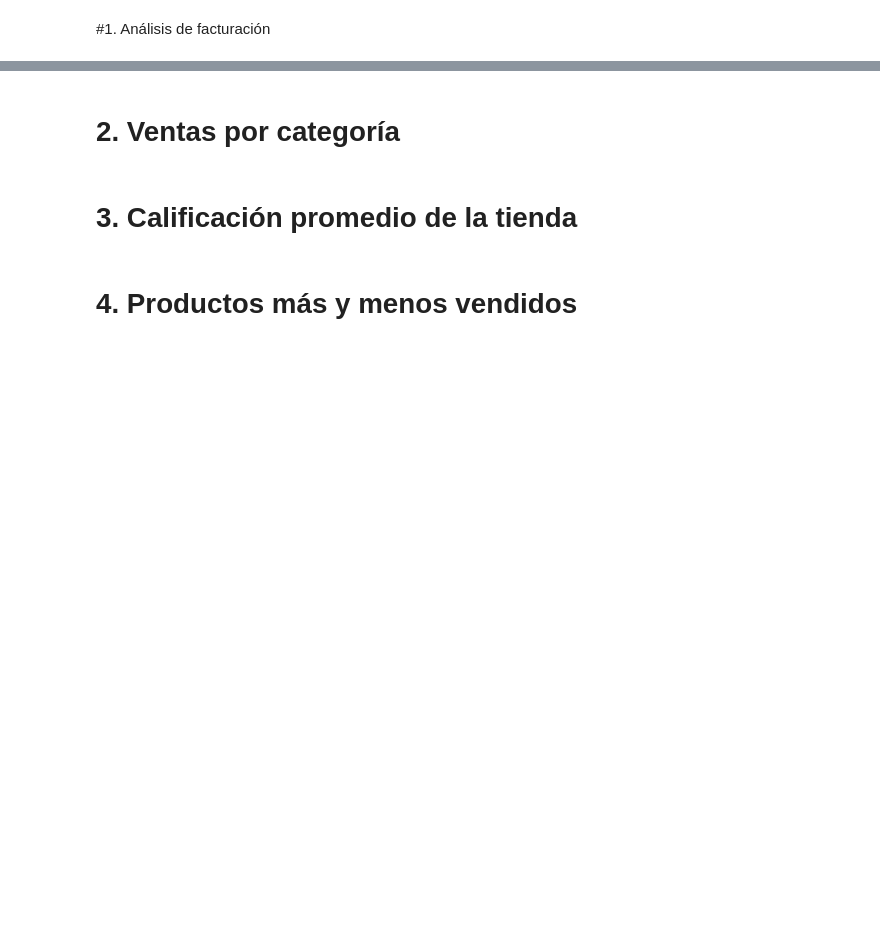
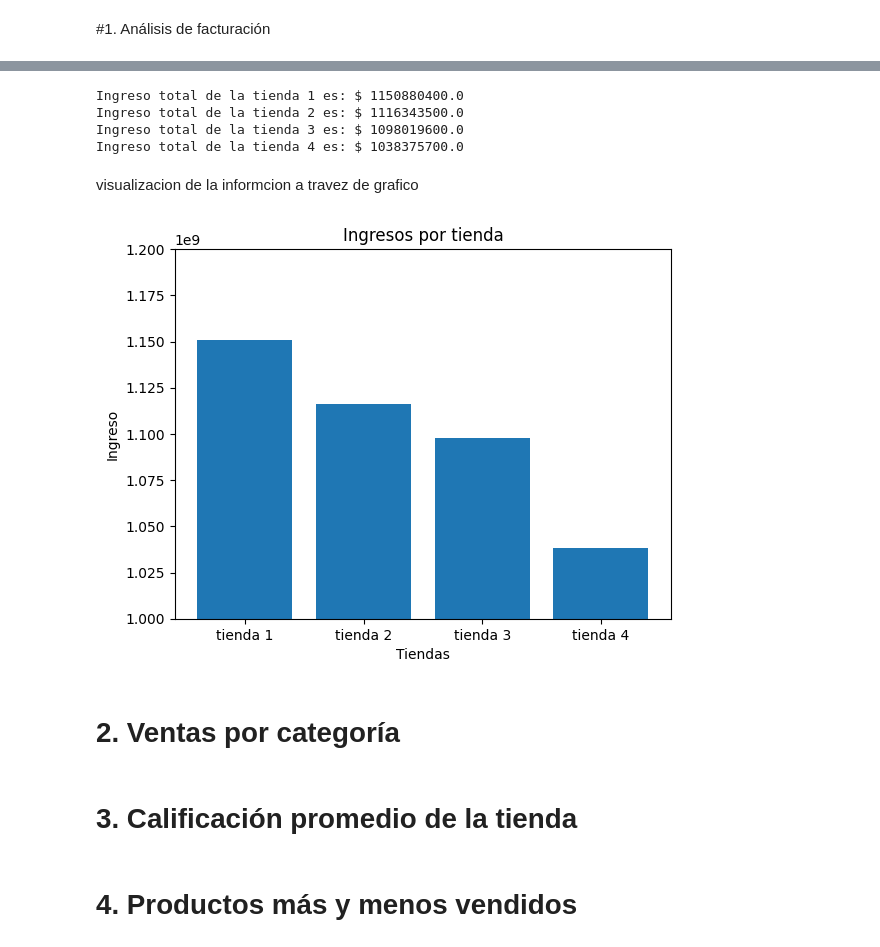
Before and after one commit to Brianbrowncoopman/challenge1-data-science-latam, a Jupyter notebook: AluraStoreLatam.ipynb, the cells around one changed output, grey strips where cells are left out. Saved outputs shown, nothing was run; the diff lists cells and outputs as text; code cells hidden in the pictures; blank space fills up the shorter version.

```diff
--- a/AluraStoreLatam.ipynb
+++ b/AluraStoreLatam.ipynb
@@ -25,0 +28,6 @@ tienda.head()
+# %%
+
+suma = tienda['Precio'].sum()
+suma2 = tienda2['Precio'].sum()
+suma3 = tienda3['Precio'].sum()
+suma4 = tienda4['Precio'].sum()
@@ -26,3 +41,27 @@ tienda.head()
+# %%
+lista = ['tienda 1', 'tienda 2', 'tienda 3', 'tienda 4']
+ingreso = [suma, suma2, suma3, suma4]
+
+for i in range(len(lista)):
+  print('Ingreso total de la', lista[i], 'es: $',ingreso[i])
+# %% [output]
+Ingreso total de la tienda 1 es: $ 1150880400.0
+Ingreso total de la tienda 2 es: $ 1116343500.0
+Ingreso total de la tienda 3 es: $ 1098019600.0
+Ingreso total de la tienda 4 es: $ 1038375700.0
+# %% [markdown]
+visualizacion de la informcion a travez de grafico
+# %%
+import matplotlib.pyplot
+
+matplotlib.pyplot.title('Ingresos por tienda')
+matplotlib.pyplot.ylabel('Ingreso')
+matplotlib.pyplot.xlabel('Tiendas')
+matplotlib.pyplot.ylim(1000000000, 1200000000)
+matplotlib.pyplot.bar(lista, ingreso)
+matplotlib.pyplot.show()
+# %% [output]
+[figure, added]
 # %% [markdown]
 # 2. Ventas por categoría
 # %% [markdown]
```
Also changed, not shown: parts of 2 cells of this notebook.
